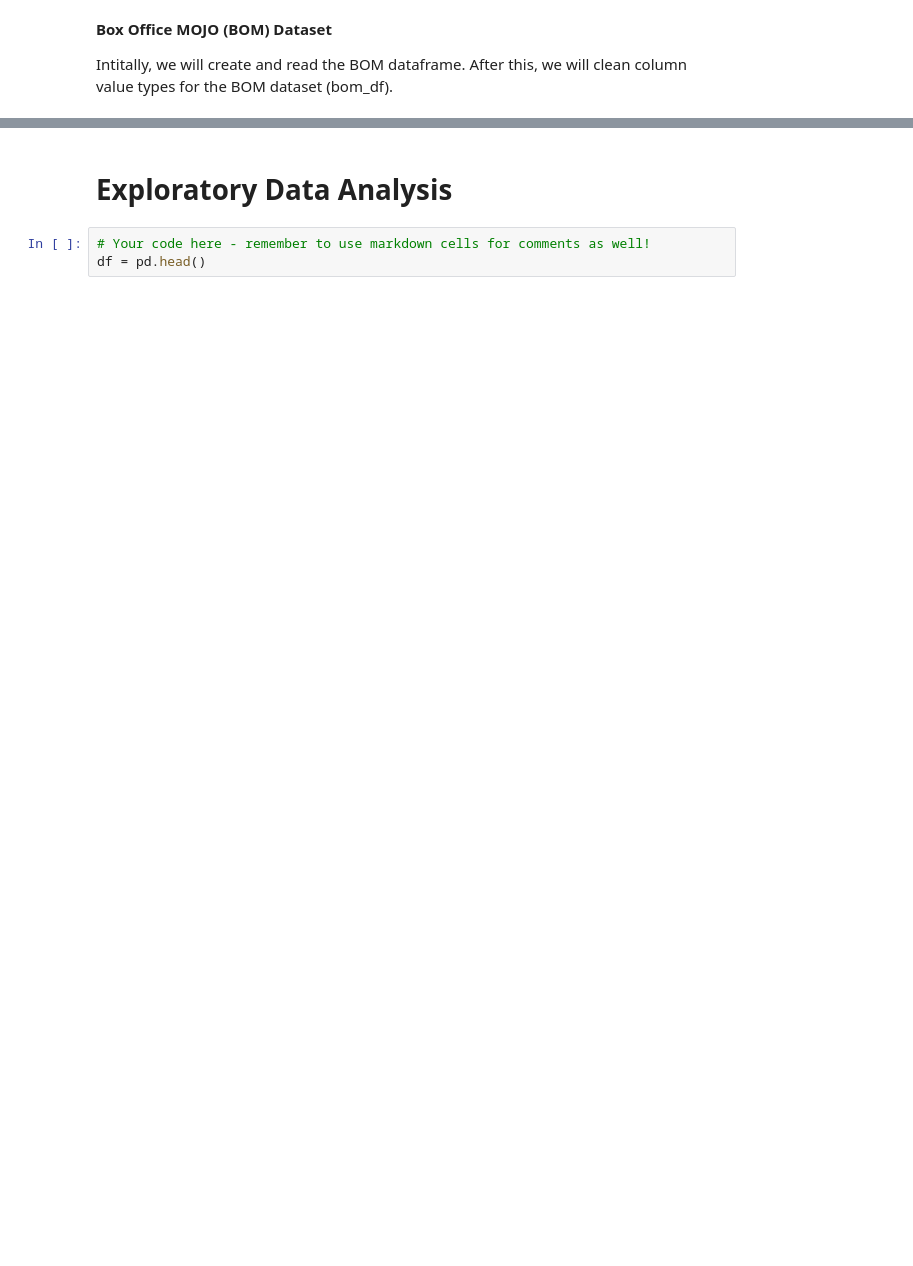
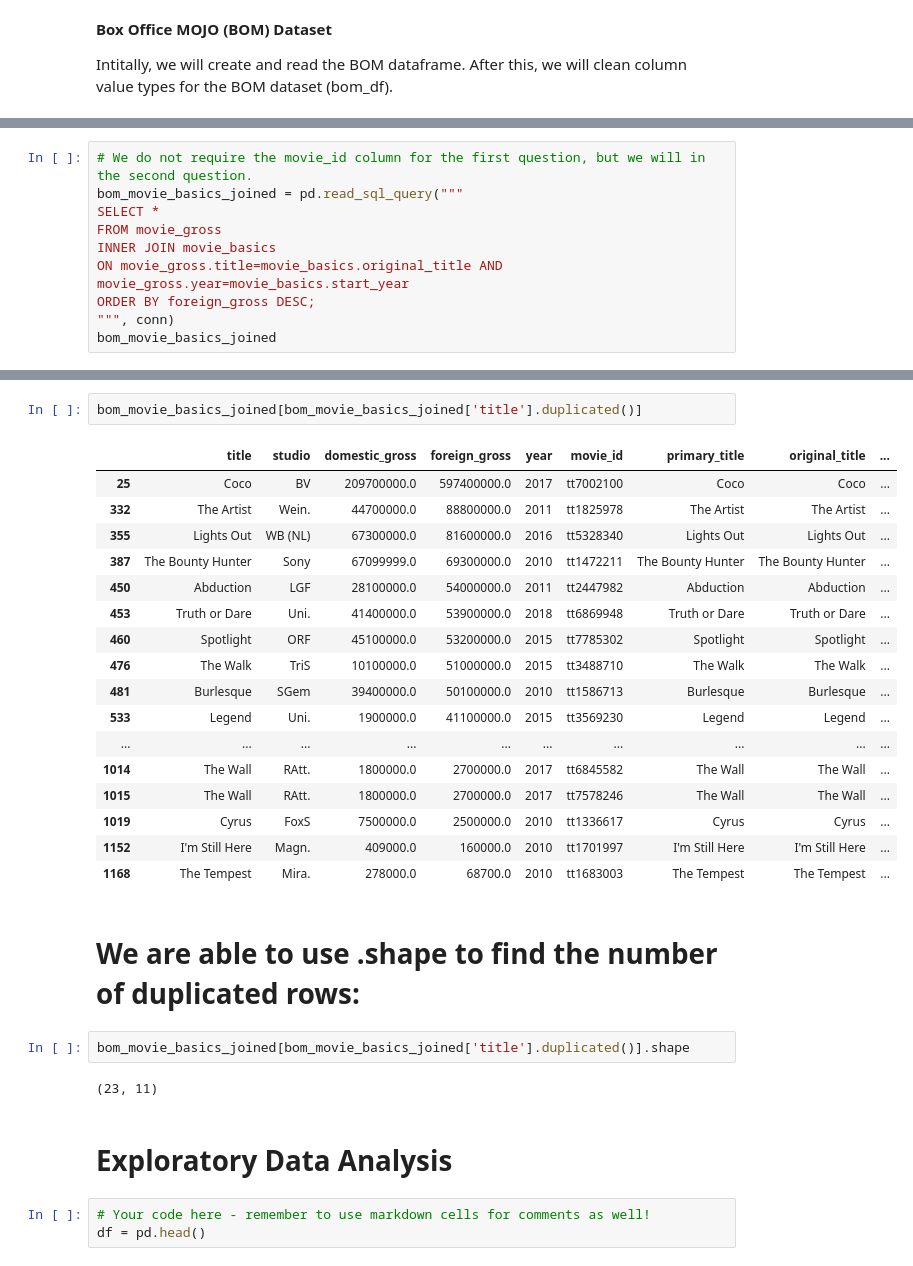
Before and after one commit to neurosxx/dsc-phase-2-project-v3, a Jupyter notebook: movie_analysis.ipynb, the cells around one changed output, grey strips where cells are left out. Cells and saved outputs as stored; diff of their text form; blank space fills up the shorter version.

```diff
--- a/movie_analysis.ipynb
+++ b/movie_analysis.ipynb
@@ -403,0 +572,10 @@ Do certain genres result in higher grossing films?
+# %%
+# We do not require the movie_id column for the first question, but we will in the second question.
+bom_movie_basics_joined = pd.read_sql_query("""
+SELECT *
+FROM movie_gross
+INNER JOIN movie_basics
+ON movie_gross.title=movie_basics.original_title AND movie_gross.year=movie_basics.start_year
+ORDER BY foreign_gross DESC;
+""", conn)
+bom_movie_basics_joined
@@ -404,3 +596,29 @@ Do certain genres result in higher grossing films?
+# %%
+bom_movie_basics_joined[bom_movie_basics_joined['title'].duplicated()]
+# %% [output]
+|  | title | studio | domestic_gross | foreign_gross | year | movie_id | primary_title | original_title | ... |
+| 25 | Coco | BV | 209700000.0 | 597400000.0 | 2017 | tt7002100 | Coco | Coco | ... |
+| 332 | The Artist | Wein. | 44700000.0 | 88800000.0 | 2011 | tt1825978 | The Artist | The Artist | ... |
+| 355 | Lights Out | WB (NL) | 67300000.0 | 81600000.0 | 2016 | tt5328340 | Lights Out | Lights Out | ... |
+| 387 | The Bounty Hunter | Sony | 67099999.0 | 69300000.0 | 2010 | tt1472211 | The Bounty Hunter | The Bounty Hunter | ... |
+| 450 | Abduction | LGF | 28100000.0 | 54000000.0 | 2011 | tt2447982 | Abduction | Abduction | ... |
+| 453 | Truth or Dare | Uni. | 41400000.0 | 53900000.0 | 2018 | tt6869948 | Truth or Dare | Truth or Dare | ... |
+| 460 | Spotlight | ORF | 45100000.0 | 53200000.0 | 2015 | tt7785302 | Spotlight | Spotlight | ... |
+| 476 | The Walk | TriS | 10100000.0 | 51000000.0 | 2015 | tt3488710 | The Walk | The Walk | ... |
+| 481 | Burlesque | SGem | 39400000.0 | 50100000.0 | 2010 | tt1586713 | Burlesque | Burlesque | ... |
+| 533 | Legend | Uni. | 1900000.0 | 41100000.0 | 2015 | tt3569230 | Legend | Legend | ... |
+| ... | ... | ... | ... | ... | ... | ... | ... | ... | ... |
+| 1014 | The Wall | RAtt. | 1800000.0 | 2700000.0 | 2017 | tt6845582 | The Wall | The Wall | ... |
+| 1015 | The Wall | RAtt. | 1800000.0 | 2700000.0 | 2017 | tt7578246 | The Wall | The Wall | ... |
+| 1019 | Cyrus | FoxS | 7500000.0 | 2500000.0 | 2010 | tt1336617 | Cyrus | Cyrus | ... |
+| 1152 | I'm Still Here | Magn. | 409000.0 | 160000.0 | 2010 | tt1701997 | I'm Still Here | I'm Still Here | ... |
+| 1168 | The Tempest | Mira. | 278000.0 | 68700.0 | 2010 | tt1683003 | The Tempest | The Tempest | ... |
+# %% [markdown]
+# We are able to use .shape to find the number of duplicated rows:
+# %%
+bom_movie_basics_joined[bom_movie_basics_joined['title'].duplicated()].shape
+# %% [output]
+(23, 11)
 # %% [markdown]
 # Exploratory Data Analysis
 # %%
```
Also changed, not shown: parts of 22 cells of this notebook.
